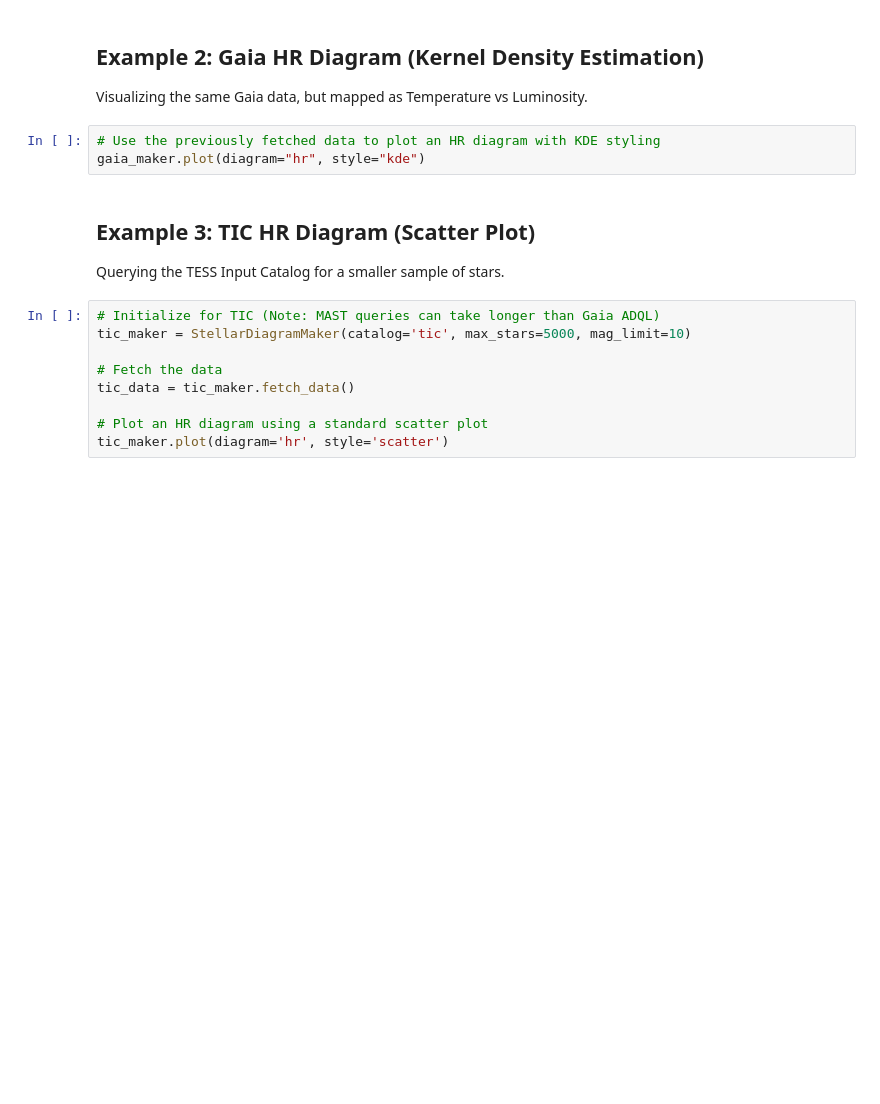
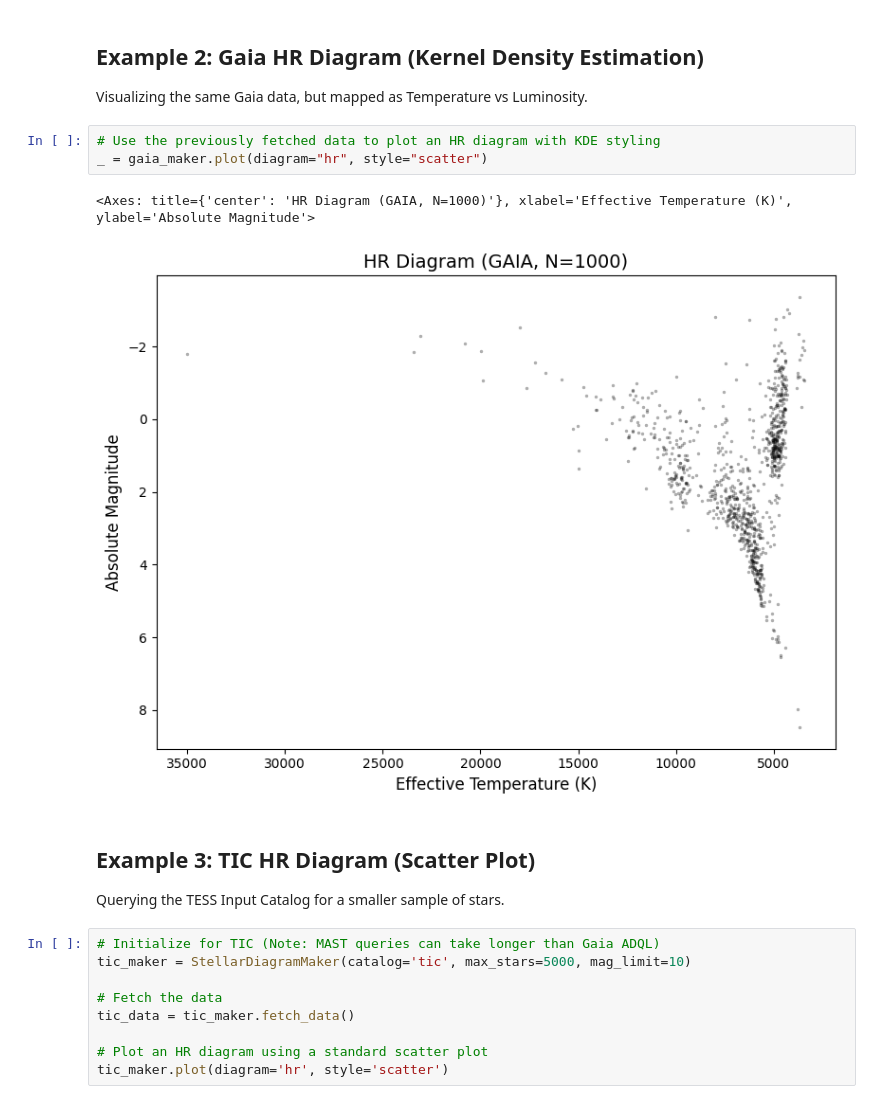
Before and after one commit to jorgemarpa/stellar-diagrams, a Jupyter notebook: docs/tutorials/tutorial-1.ipynb, the cells around one changed output. Drawn from its saved outputs; the diff is of its cells as text; blank space fills up the shorter version.

```diff
--- a/docs/tutorials/tutorial-1.ipynb
+++ b/docs/tutorials/tutorial-1.ipynb
@@ -32,7 +30,10 @@ Retrieved and cleaned 1000 stars.
 Visualizing the same Gaia data, but mapped as Temperature vs Luminosity.
 # %%
 # Use the previously fetched data to plot an HR diagram with KDE styling
-gaia_maker.plot(diagram="hr", style="kde")
+_ = gaia_maker.plot(diagram="hr", style="scatter")
+# %% [output]
+<Axes: title={'center': 'HR Diagram (GAIA, N=1000)'}, xlabel='Effective Temperature (K)', ylabel='Absolute Magnitude'>
+[figure, added]
 # %% [markdown]
 ## Example 3: TIC HR Diagram (Scatter Plot)
 Querying the TESS Input Catalog for a smaller sample of stars.
```
Also changed, not shown: parts of 3 cells of this notebook, 1 other file.
